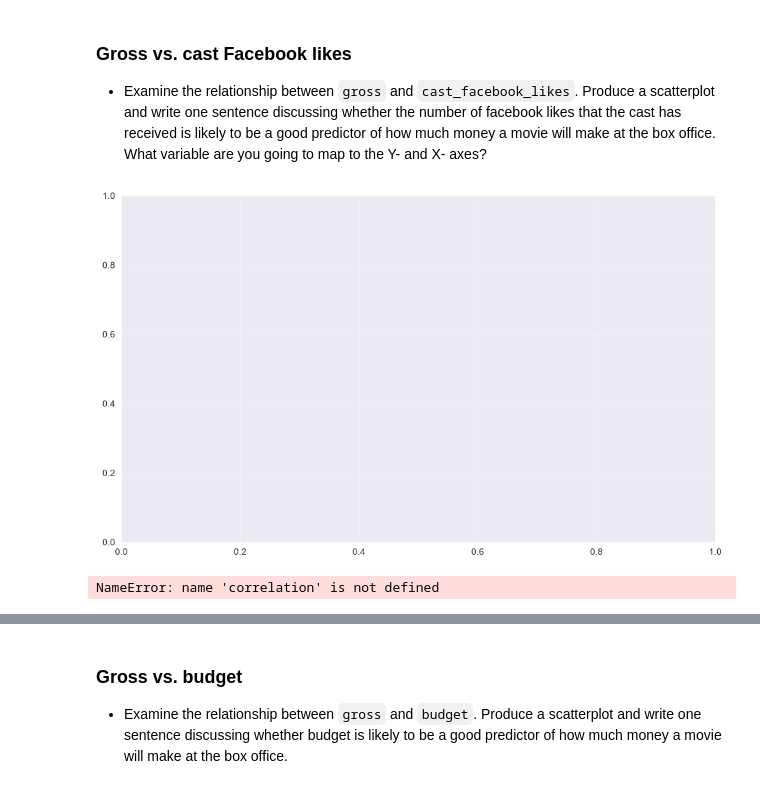
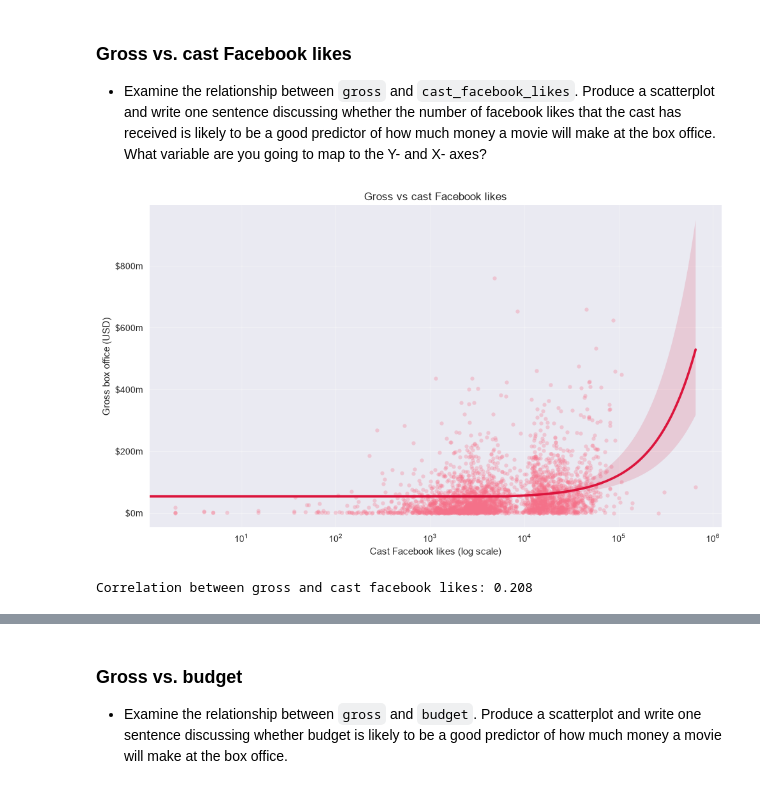
Before and after one commit to mkzung/am01-homework1, a Jupyter notebook: maksim-gorbuk-homework1.ipynb, the cells around one changed output, grey strips where cells are left out. Drawn from its saved outputs; the diff is of its cells as text; code cells hidden in the pictures.

Commit message:
Movies section complete: cleaning, aggregation, scatterplots, written answers

```diff
--- a/maksim-gorbuk-homework1.ipynb
+++ b/maksim-gorbuk-homework1.ipynb
@@ -121,0 +168,5 @@ Are there any missing values (NAs)? Are all entries distinct or are there duplic
+# %%
+# Keep one row per film before doing any aggregation.
+movies_clean = movies.drop_duplicates(subset=["title", "director", "year"], keep="first")
+
+print(f"Rows before: {len(movies)}  |  after: {len(movies_clean)}  |  removed: {len(movies) - len(movies_clean)}")
@@ -166,30 +382,32 @@ Finally, ratings. Produce a table that describes how ratings are distributed by
 # %%
 # Scatter plot: Gross vs Cast Facebook Likes
 
-# Set the figure size using matplotlib. Seaborn plots are drawn on a matplotlib figure.
+# gross goes on the Y axis because it is the outcome we would want to predict;
+# cast_facebook_likes goes on X because it is the candidate predictor.
 plt.figure(figsize=(10, 6))
 
-# Use seaborn.regplot() to create the scatter plot and the linear regression line.
-# It automatically:
-#   1. Draws a scatter plot of the x and y variables.
-#   2. Estimates and plots a linear regression model relating x and y.
-#   3. Adds a shaded 95% confidence interval around the regression line.
+sns.regplot(
+    data=movies_clean,
+    x="cast_facebook_likes",
+    y="gross",
+    scatter_kws={"alpha": 0.3, "s": 20},
+    line_kws={"color": "crimson"},
+)
 
+plt.xscale("log")          # likes span several orders of magnitude
+plt.xlabel("Cast Facebook likes (log scale)")
+plt.ylabel("Gross box office (USD)")
+plt.title("Gross vs cast Facebook likes")
+plt.gca().yaxis.set_major_formatter(mtick.FuncFormatter(lambda v, _: f"${v/1e6:,.0f}m"))
 
-# Add a grid for easier reading of values.
 plt.grid(True, alpha=0.3)
-
-# Ensure all plot elements are displayed correctly without overlapping.
 plt.tight_layout()
-
-# Display the plot.
 plt.show()
 
 # --- Correlation Calculation ---
-# Calculate the Pearson correlation coefficient.
+correlation = movies_clean["gross"].corr(movies_clean["cast_facebook_likes"])
 
-# Print the result formatted to three decimal places.
 print(f"Correlation between gross and cast facebook likes: {correlation:.3f}")
 # %% [output]
-[figure, old version]
+[figure, new version]
-NameError: name 'correlation' is not defined
+Correlation between gross and cast facebook likes: 0.208
```
Also changed, not shown: parts of 20 cells of this notebook, 2 other files.
